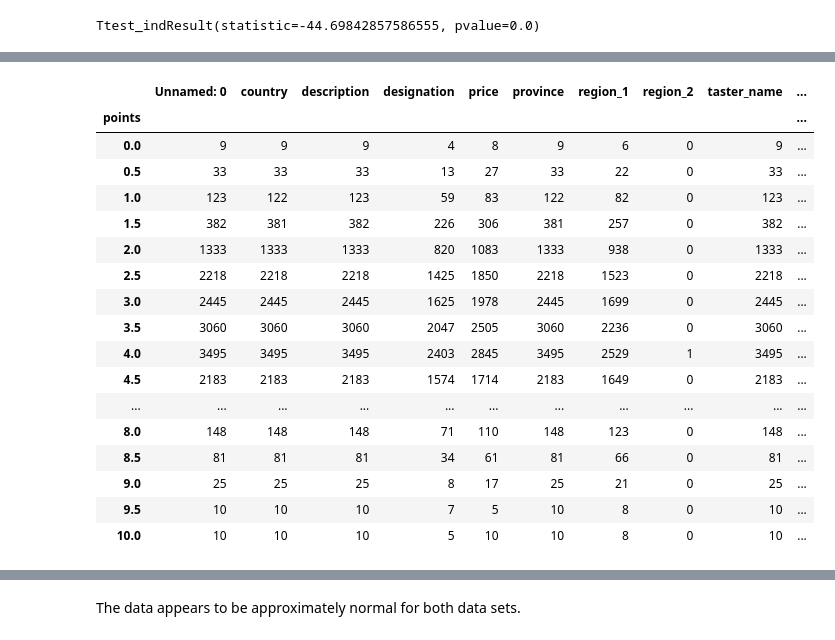
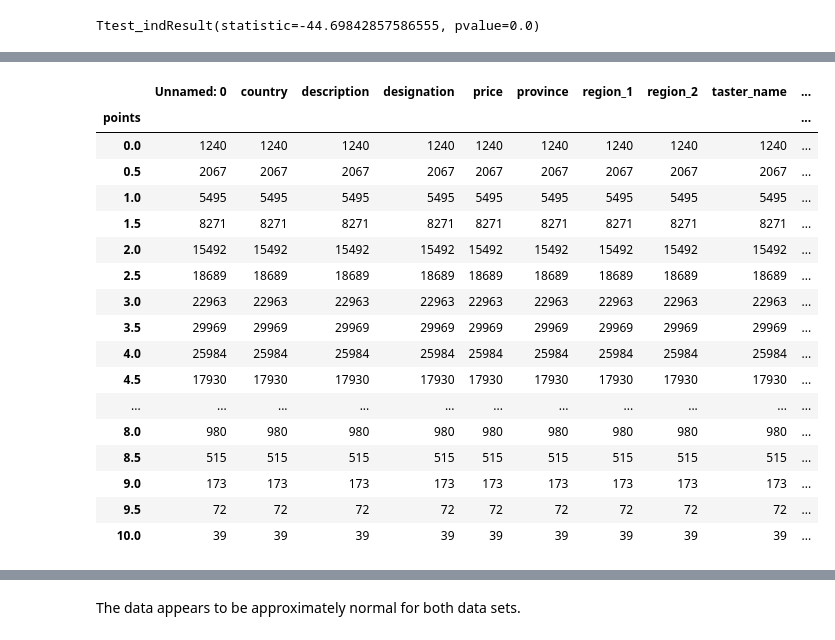
Before and after one commit to 7465BOOSC/Data-Mining-Project, a Jupyter notebook: Wine_Reviews.ipynb, the cells around one changed output, grey strips where cells are left out. Saved outputs shown, nothing was run; the diff lists cells and outputs as text; code cells hidden in the pictures.

```diff
--- a/Wine_Reviews.ipynb
+++ b/Wine_Reviews.ipynb
@@ -42,0 +122,29 @@ print(wine_data)
+# %%
+wine_data['title'].isnull().value_counts()
+wine_data['title'].fillna(value = "unknown", inplace = True)
+wine_data['title'].isnull().value_counts()
+wine_data['variety'].isnull().value_counts()
+wine_data['variety'].fillna(value = "unknown", inplace = True)
+wine_data['variety'].isnull().value_counts()
+wine_data['region_1'].isnull().value_counts()
+wine_data['region_1'].fillna(value = "unknown", inplace = True)
+wine_data['region_1'].isnull().value_counts()
+wine_data['region_2'].isnull().value_counts()
+wine_data['region_2'].fillna(value = "unknown", inplace = True)
+wine_data['region_2'].isnull().value_counts()
+wine_data['points'].isnull().value_counts()
+wine_data['price'].isnull().value_counts()
+prices = wine_data['price']
+mean = round(np.mean(prices))
+print(mean)
+wine_data['price'].fillna(value = mean, inplace = True)
+wine_data['price'].value_counts()
+wine_data['province'].isnull().value_counts()
+wine_data['province'].value_counts()
+wine_data['province'].fillna(value = "unknown", inplace = True)
+wine_data['province'].isnull().value_counts()
+wine_data['description'].isnull().value_counts()
+print(wine_data['designation'].isnull().value_counts())
+wine_data['designation'].fillna(value = "unknown", inplace = True)
+print(wine_data['designation'].isnull().value_counts())
+print(wine_data['winery'].isnull().value_counts())
@@ -475,0 +625,9 @@ rvoss_t2 = rvoss_reviews.loc[rvoss_reviews['variety'] != 'Bordeaux-style Red Ble
+# %%
+neutral_reviewers = wine_data.loc[wine_data['taster_name'] == 'Roger Voss']
+ms = wine_data.loc[wine_data['taster_name'] == 'Michael Schachner']
+kk = wine_data.loc[wine_data['taster_name'] == 'Kerin O\'Keefe']
+anon = wine_data.loc[wine_data['taster_name'] == 'anonymous']
+neutral_reviewers = neutral_reviewers.append(ms, ignore_index = True)
+neutral_reviewers = neutral_reviewers.append(kk,  ignore_index = True)
+neutral_reviewers = neutral_reviewers.append(anon,  ignore_index = True)
+print(neutral_reviewers)
@@ -500,22 +727,22 @@ rvoss_t2.describe()
 # %%
-rvoss_reviews.groupby('points').count()
+neutral_reviewers.groupby('points').count()
 # %% [output]
 |  | Unnamed: 0 | country | description | designation | price | province | region_1 | region_2 | taster_name | ... |
 | points |  |  |  |  |  |  |  |  |  | ... |
-| 0.0 | 9 | 9 | 9 | 4 | 8 | 9 | 6 | 0 | 9 | ... |
-| 0.5 | 33 | 33 | 33 | 13 | 27 | 33 | 22 | 0 | 33 | ... |
-| 1.0 | 123 | 122 | 123 | 59 | 83 | 122 | 82 | 0 | 123 | ... |
-| 1.5 | 382 | 381 | 382 | 226 | 306 | 381 | 257 | 0 | 382 | ... |
-| 2.0 | 1333 | 1333 | 1333 | 820 | 1083 | 1333 | 938 | 0 | 1333 | ... |
-| 2.5 | 2218 | 2218 | 2218 | 1425 | 1850 | 2218 | 1523 | 0 | 2218 | ... |
-| 3.0 | 2445 | 2445 | 2445 | 1625 | 1978 | 2445 | 1699 | 0 | 2445 | ... |
-| 3.5 | 3060 | 3060 | 3060 | 2047 | 2505 | 3060 | 2236 | 0 | 3060 | ... |
-| 4.0 | 3495 | 3495 | 3495 | 2403 | 2845 | 3495 | 2529 | 1 | 3495 | ... |
-| 4.5 | 2183 | 2183 | 2183 | 1574 | 1714 | 2183 | 1649 | 0 | 2183 | ... |
+| 0.0 | 1240 | 1240 | 1240 | 1240 | 1240 | 1240 | 1240 | 1240 | 1240 | ... |
+| 0.5 | 2067 | 2067 | 2067 | 2067 | 2067 | 2067 | 2067 | 2067 | 2067 | ... |
+| 1.0 | 5495 | 5495 | 5495 | 5495 | 5495 | 5495 | 5495 | 5495 | 5495 | ... |
+| 1.5 | 8271 | 8271 | 8271 | 8271 | 8271 | 8271 | 8271 | 8271 | 8271 | ... |
+| 2.0 | 15492 | 15492 | 15492 | 15492 | 15492 | 15492 | 15492 | 15492 | 15492 | ... |
+| 2.5 | 18689 | 18689 | 18689 | 18689 | 18689 | 18689 | 18689 | 18689 | 18689 | ... |
+| 3.0 | 22963 | 22963 | 22963 | 22963 | 22963 | 22963 | 22963 | 22963 | 22963 | ... |
+| 3.5 | 29969 | 29969 | 29969 | 29969 | 29969 | 29969 | 29969 | 29969 | 29969 | ... |
+| 4.0 | 25984 | 25984 | 25984 | 25984 | 25984 | 25984 | 25984 | 25984 | 25984 | ... |
+| 4.5 | 17930 | 17930 | 17930 | 17930 | 17930 | 17930 | 17930 | 17930 | 17930 | ... |
 | ... | ... | ... | ... | ... | ... | ... | ... | ... | ... | ... |
-| 8.0 | 148 | 148 | 148 | 71 | 110 | 148 | 123 | 0 | 148 | ... |
-| 8.5 | 81 | 81 | 81 | 34 | 61 | 81 | 66 | 0 | 81 | ... |
-| 9.0 | 25 | 25 | 25 | 8 | 17 | 25 | 21 | 0 | 25 | ... |
-| 9.5 | 10 | 10 | 10 | 7 | 5 | 10 | 8 | 0 | 10 | ... |
-| 10.0 | 10 | 10 | 10 | 5 | 10 | 10 | 8 | 0 | 10 | ... |
+| 8.0 | 980 | 980 | 980 | 980 | 980 | 980 | 980 | 980 | 980 | ... |
+| 8.5 | 515 | 515 | 515 | 515 | 515 | 515 | 515 | 515 | 515 | ... |
+| 9.0 | 173 | 173 | 173 | 173 | 173 | 173 | 173 | 173 | 173 | ... |
+| 9.5 | 72 | 72 | 72 | 72 | 72 | 72 | 72 | 72 | 72 | ... |
+| 10.0 | 39 | 39 | 39 | 39 | 39 | 39 | 39 | 39 | 39 | ... |
 # %%
```
Also changed, not shown: parts of 80 cells of this notebook.
